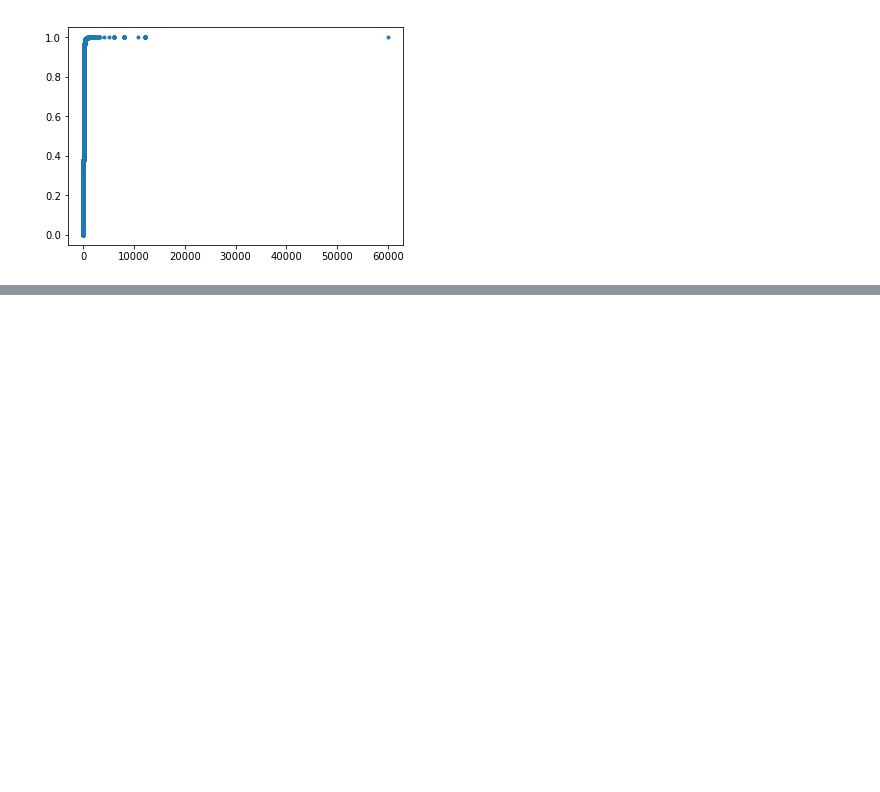
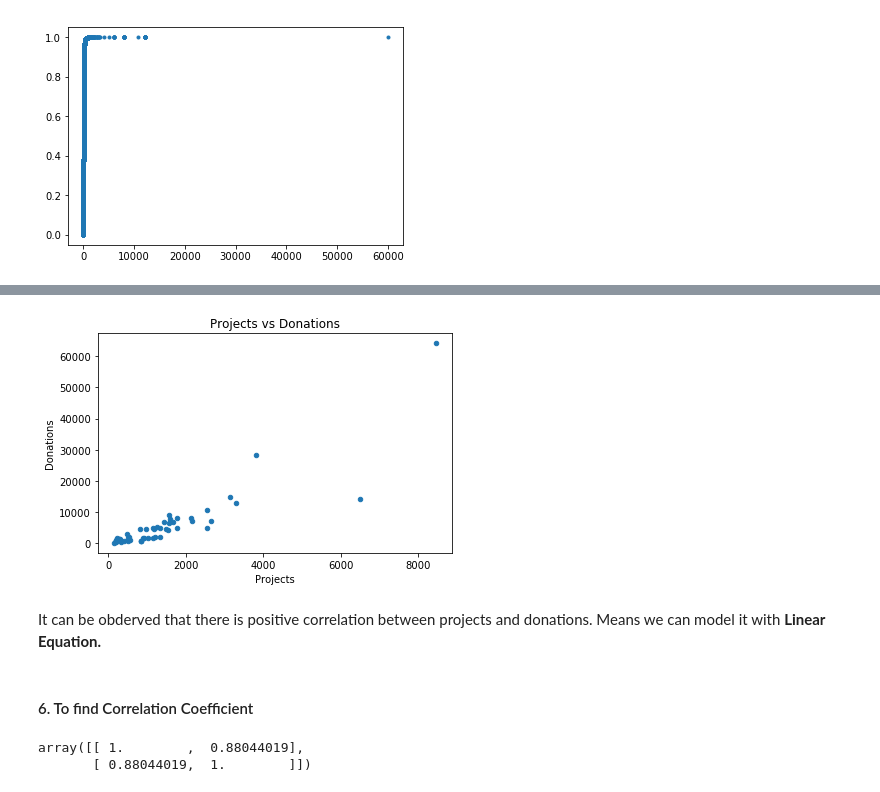
Before and after one commit to mukeshmehta/DonorsChoose-Data-Analysis, a Jupyter notebook: Donation-Analysis.ipynb, the cells around one changed output, grey strips where cells are left out. Cells and saved outputs as stored; diff of their text form; code cells hidden in the pictures; blank space fills up the shorter version.

```diff
--- a/Donation-Analysis.ipynb
+++ b/Donation-Analysis.ipynb
@@ -336,0 +357,5 @@ plt.plot(x,y, marker = ".", linestyle = "none")
+# %%
+n3 = schools["School State"].value_counts()
+n4 = data5.groupby("Donor State")["Donation ID"].count()
+df1 = pd.concat([n3,n4], axis =1, keys =["Projects", "Donations"])
+df1.head(10)
@@ -336,0 +394,18 @@ plt.plot(x,y, marker = ".", linestyle = "none")
+# %%
+df1 = df1.dropna()
+# %%
+df1.plot.scatter(x = "Projects", y = "Donations")
+plt.title("Projects vs Donations")
+plt.tight_layout()
+# %% [output]
+[figure, added]
+# %% [markdown]
+It can be obderved that there is positive correlation between projects and donations. Means we can model it with <b>Linear Equation.</b>
+# %% [markdown]
+#### 6. To find Correlation Coefficient
+# %%
+coeff = np.corrcoef(df1.Projects, df1.Donations)
+coeff
+# %% [output]
+array([[ 1.        ,  0.88044019],
+       [ 0.88044019,  1.        ]])
```
Also changed, not shown: parts of 34 cells of this notebook.
